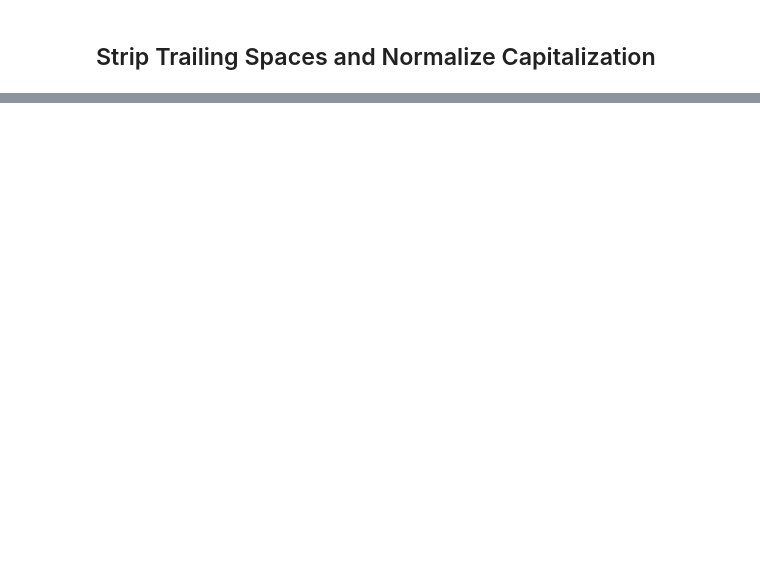
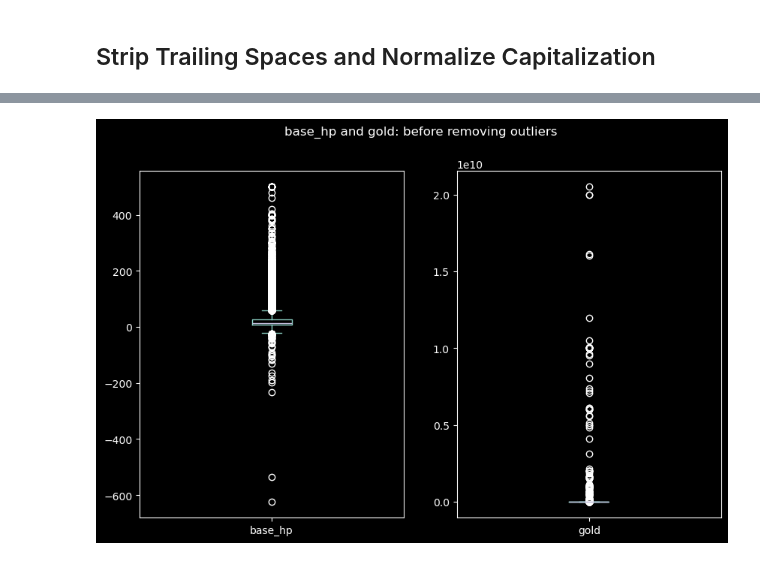
Before and after one commit to Cethyri/Tableau-D-and-D-Project, a Jupyter notebook: w7DND.ipynb, the cells around one changed output, grey strips where cells are left out. Saved outputs shown, nothing was run; the diff lists cells and outputs as text; code cells hidden in the pictures; blank space fills up the shorter version.

```diff
--- a/w7DND.ipynb
+++ b/w7DND.ipynb
@@ -108,10 +126,9 @@ character_data_renamed = character_data.rename(
         "stats_4": "intelligence",
         "stats_5": "wisdom",
         "stats_6": "charisma",
-        # "race": "lineage",
-        "class_starting": "starting_class",
-        "class_starting_level": "starting_class_level",
-        "subclass_starting": "starting_subclass",
+        "class_starting": "class",
+        "class_starting_level": "class_level",
+        "subclass_starting": "subclass",
         "class_other": "multi_class",
         "subclass_other": "multi_class_subclass",
     }
@@ -137 +183,5 @@ Length After: 511318
+# %%
+char_data_standardized = char_data_duplicates_dropped.copy()
+
+char_data_standardized["race"] = char_data_standardized["race"].str.title().str.strip()
 # %% [markdown]
@@ -278,24 +319,25 @@ char_data_standardized["standardized_race"] = char_data_standardized["race"].app
 )
 # %%
 # Function to categorize races
-def discretize_race(race):
+def discretize_race(race: str):
 
-    # TODO: add Legacy category
+    if race == "Genasi" or "Archived" in race:
+        return "Legacy"
 
+    # TODO: add "Legacy" category
+    race
     if race in default_races:
         return default_races[race]
     else:
         return "Homebrew"
 
 
+# should we use "race" column or "standardized_race" column for the categorization?
 char_data_standardized["race_category"] = (
     char_data_standardized["standardized_race"]
     .apply(discretize_race)
     .astype("category")
-)  # should we use "race" column or "standardized_race" column for the categorization?
-
-# TODO: Change Homebrew races ( and classes ) to 'Homebrew' and include them in the visualization
-# TODO: Alternatively, drop the homebrew.
+)
 # %%
 def get_invalid_count(df, column, valid_list):
     invalid_mask = ~df[column].isin(valid_list)
@@ -320,4 +368,8 @@ print(f"    {inv_count} values")
 # %%
 # fill 'name' NA's with Unknown
 
-char_data_standardized.fillna({"name": "N/A"}, inplace=True)
+# there are names like "no name" and "nameless" so those shouldn't be options for filling NA
+char_data_standardized.fillna(
+    {"name": "N/A", "background": "no background", "subclass": "no subclass"},
+    inplace=True,
+)
@@ -323,0 +422,8 @@ char_data_standardized.fillna({"name": "N/A"}, inplace=True)
+# %%
+fig, axes = plt.subplots(ncols=2, figsize=(10, 6))
+char_data_standardized["base_hp"].plot.box(ax=axes[0])
+char_data_standardized["gold"].plot.box(ax=axes[1])
+plt.suptitle("base_hp and gold: before removing outliers")
+plt.show()
+# %% [output]
+[figure, added]
```
Also changed, not shown: parts of 18 cells of this notebook.
